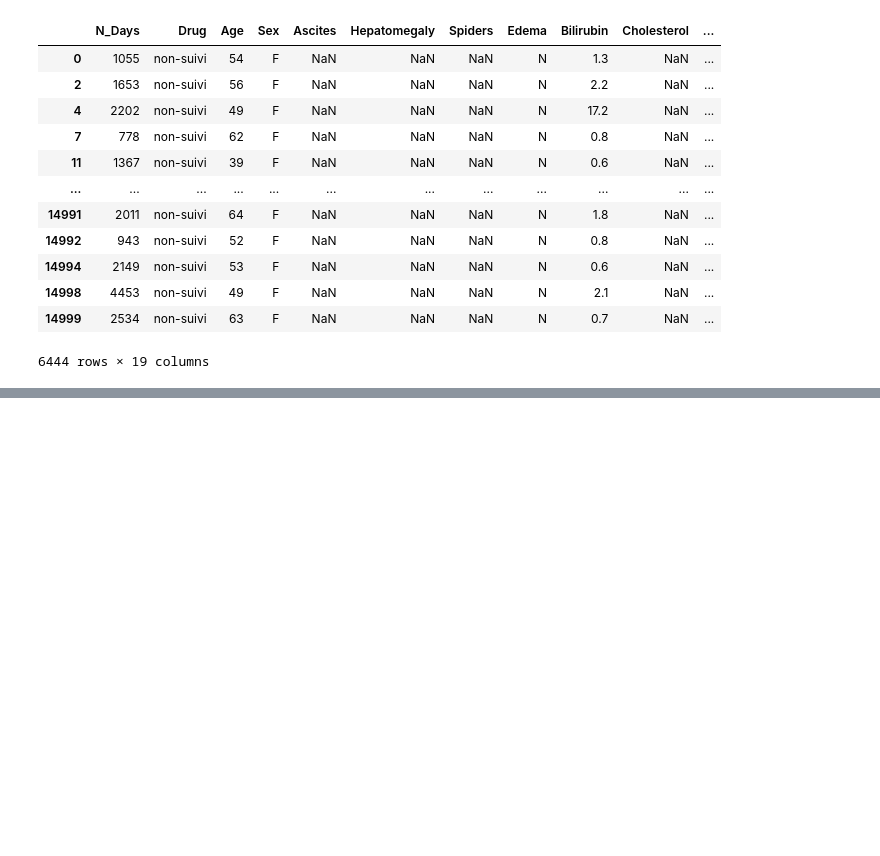
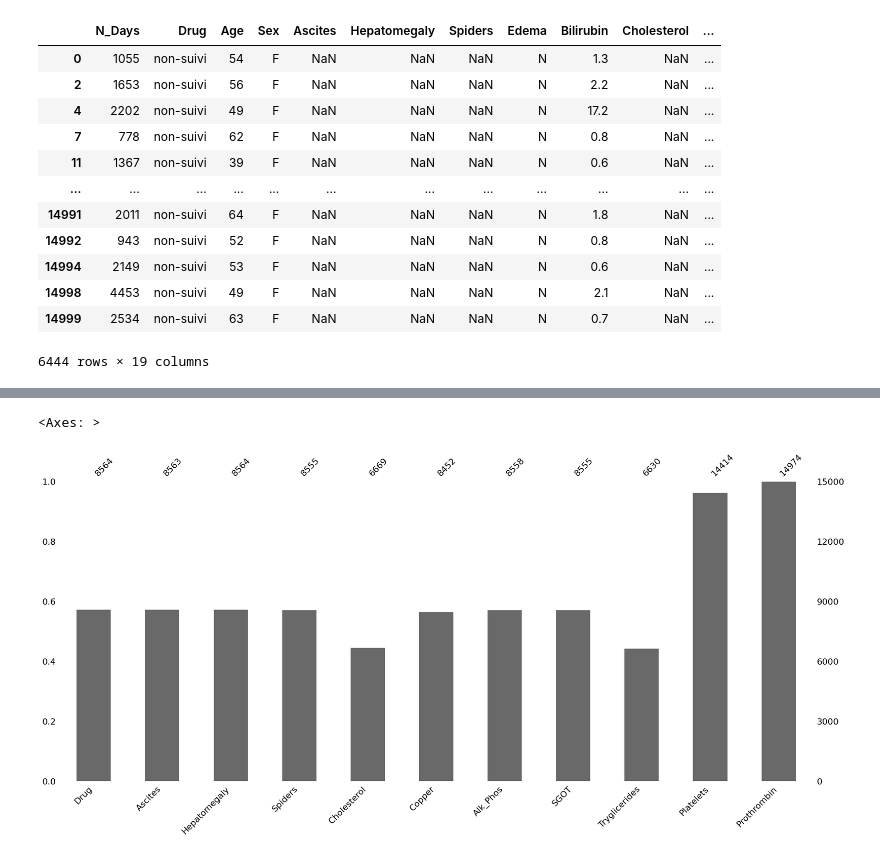
Before and after one commit to melaniedaddio/projet, a Jupyter notebook: projet.ipynb, the cells around one changed output, grey strips where cells are left out. Cells and saved outputs as stored; diff of their text form; code cells hidden in the pictures; blank space fills up the shorter version.

```diff
--- a/projet.ipynb
+++ b/projet.ipynb
@@ -524,0 +605,5 @@ for i in range(1,19):
+# %%
+msno.bar(train_df_na)
+# %% [output]
+<Axes: >
+[figure, added]
```
Also changed, not shown: parts of 13 cells of this notebook.
